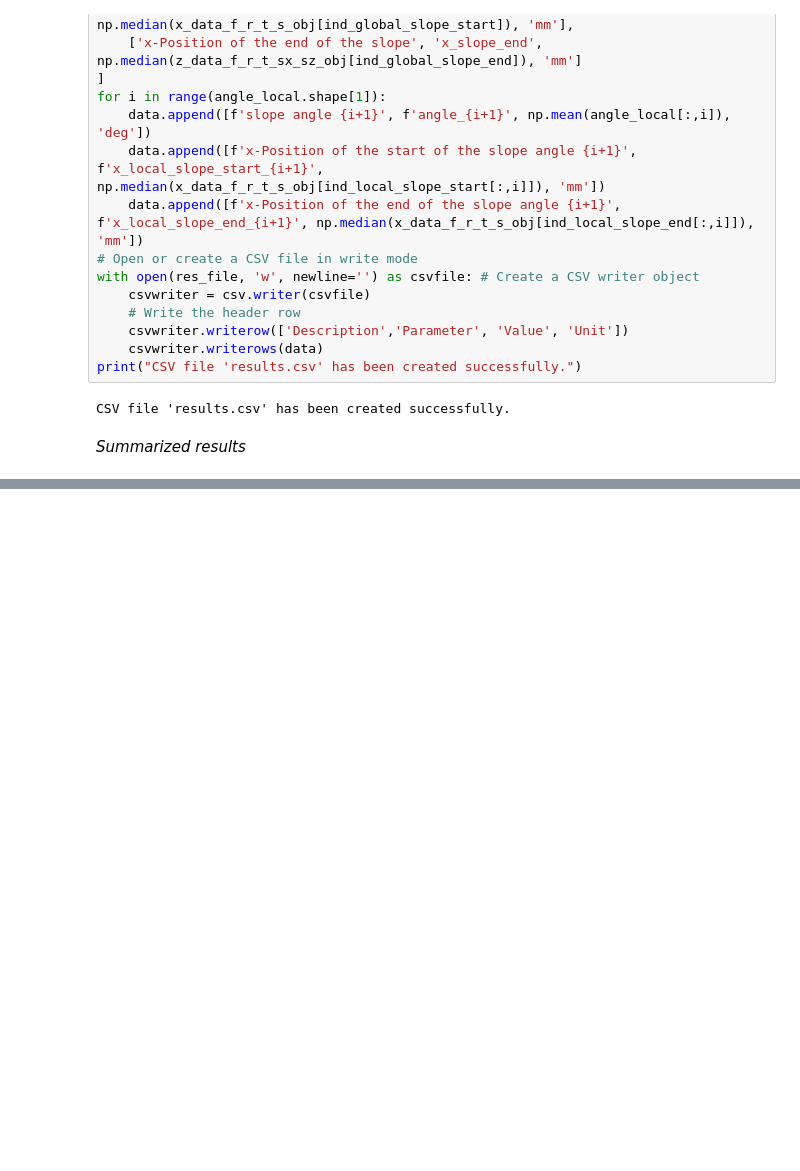
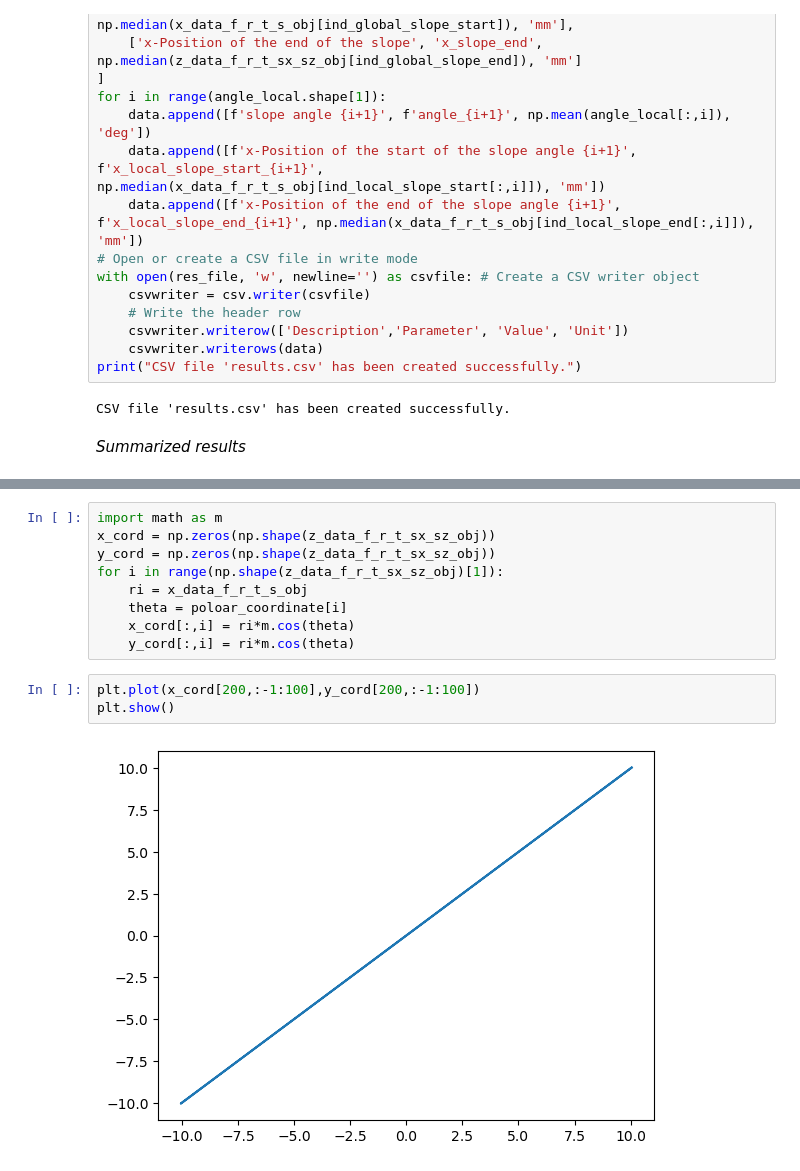
Before and after one commit to alexanderknut/Schuettkegel_Lab_dev, a Jupyter notebook: Auswertung.ipynb, the cells around one changed output, grey strips where cells are left out. Cells and saved outputs as stored; diff of their text form; blank space fills up the shorter version.

```diff
--- a/Auswertung.ipynb
+++ b/Auswertung.ipynb
@@ -531,0 +510,14 @@ Mean angle of repose: 34.14° ± 0.14°
+# %%
+import math as m
+x_cord = np.zeros(np.shape(z_data_f_r_t_sx_sz_obj))
+y_cord = np.zeros(np.shape(z_data_f_r_t_sx_sz_obj))
+for i in range(np.shape(z_data_f_r_t_sx_sz_obj)[1]):
+    ri = x_data_f_r_t_s_obj
+    theta = poloar_coordinate[i]
+    x_cord[:,i] = ri*m.cos(theta)
+    y_cord[:,i] = ri*m.cos(theta)
+# %%
+plt.plot(x_cord[200,:-1:100],y_cord[200,:-1:100])
+plt.show()
+# %% [output]
+[figure, added]
```
Also changed, not shown: parts of 13 cells of this notebook, 1 other file.
